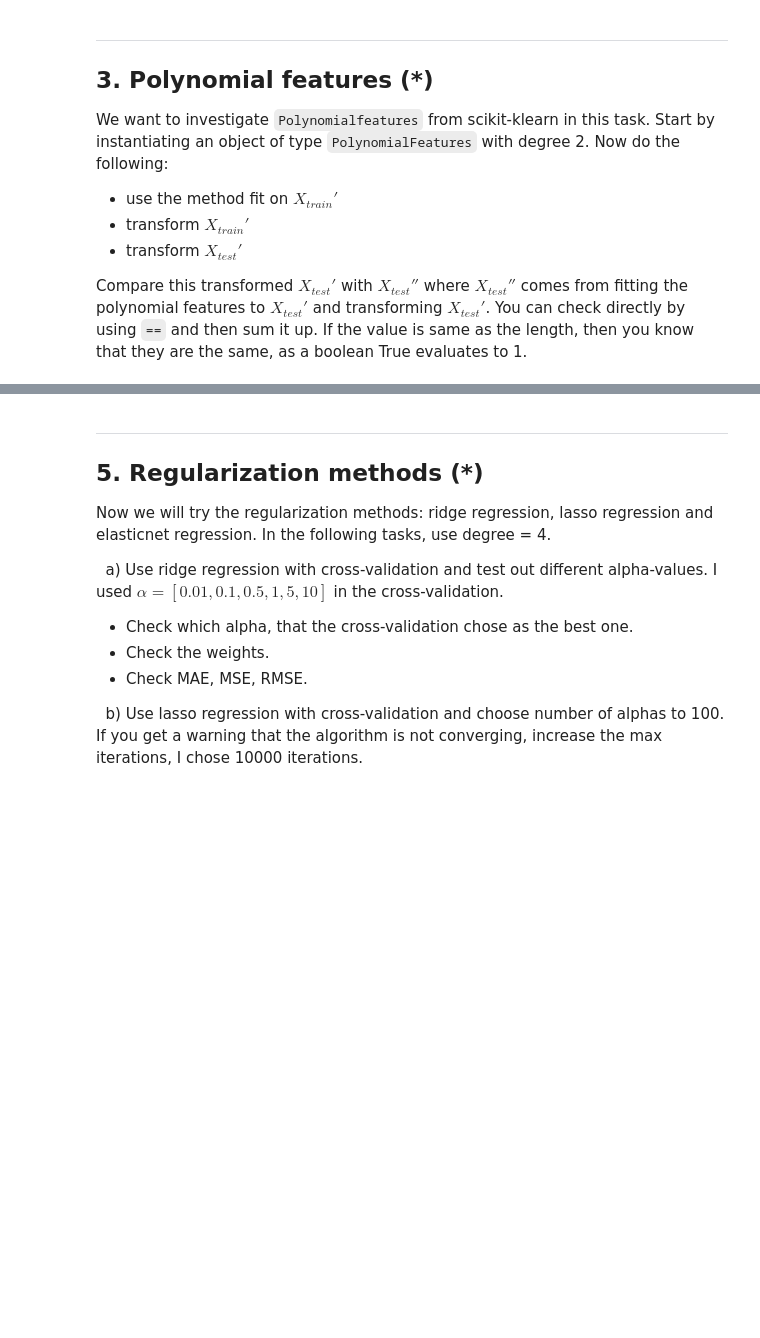
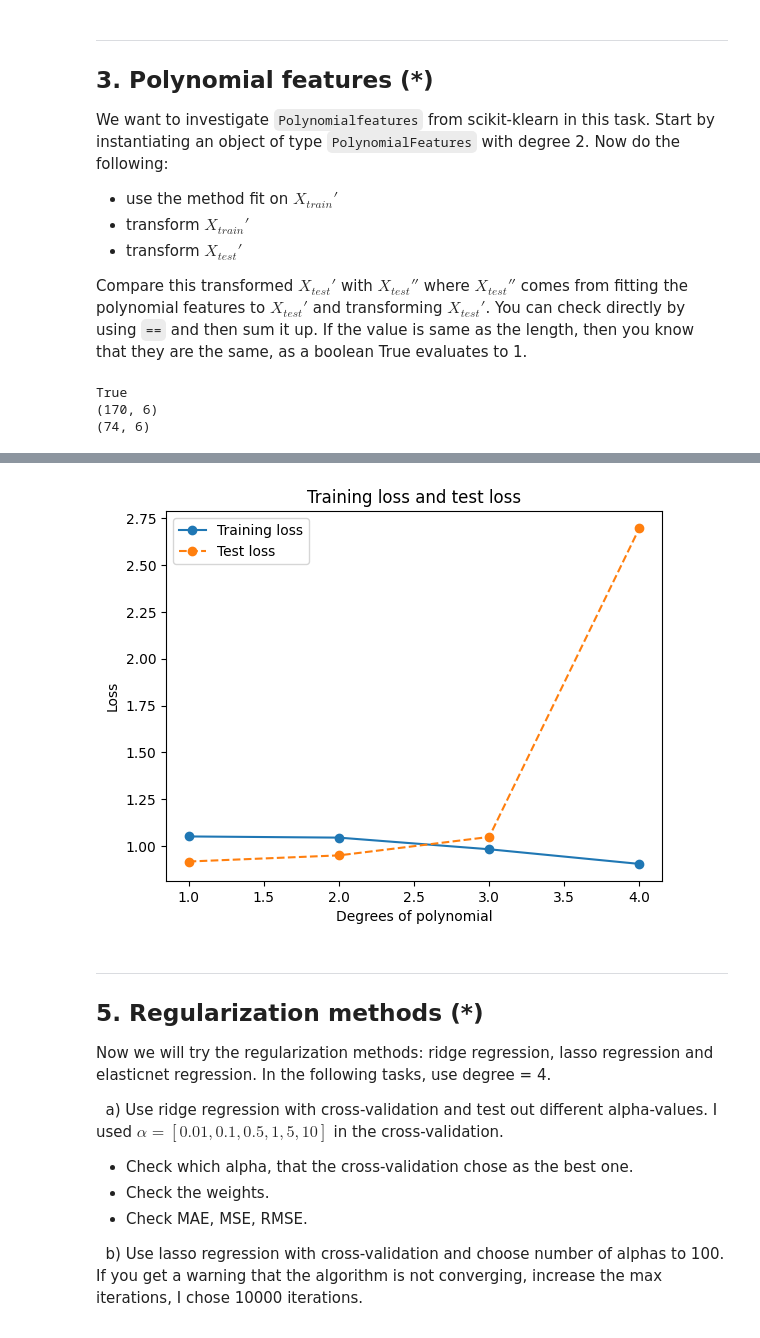
Before and after one commit to m0hsen-m0hseni/Machine-Learning-Mohsen-Mohseni, a Jupyter notebook: Exercises/E04_Regularization.ipynb, the cells around one changed output, grey strips where cells are left out. Drawn from its saved outputs; the diff is of its cells as text; code cells hidden in the pictures; blank space fills up the shorter version.

````diff
--- a/Exercises/E04_Regularization.ipynb
+++ b/Exercises/E04_Regularization.ipynb
@@ -205,6 +283,26 @@
 - transform $X_{test}'$
 
 Compare this transformed $X_{test}'$ with $X_{test}''$ where $X_{test}''$ comes from fitting the polynomial features to $X_{test}'$ and transforming $X_{test}'$. You can check directly by using ```==``` and then sum it up. If the value is same as the length, then you know that they are the same, as a boolean True evaluates to 1.
+# %%
+from sklearn.preprocessing import PolynomialFeatures
+
+poly = PolynomialFeatures(degree=2)
+
+poly.fit(Scaled_X_train)
+
+X_train_poly = poly.transform(Scaled_X_train)
+X_test_poly = poly.transform(Scaled_X_test)
+
+poly_test = PolynomialFeatures(degree=2)
+X_test_poly_wrong = poly_test.fit_transform(Scaled_X_test)
+
+print((X_test_poly == X_test_poly_wrong).all())
+print(X_train_poly.shape)
+print(X_test_poly.shape)
+# %% [output]
+True
+(170, 6)
+(74, 6)
 # %% [markdown]
 ---
 ## 4. Polynomial regression  (*)
@@ -224,6 +322,48 @@ Now plot the results in the same figure. Do you notice anything special?
 <img src="../data/E3_overfitting.png" height="300"/>
 
 </details>
+# %%
+from sklearn.preprocessing import PolynomialFeatures
+from sklearn.linear_model import LinearRegression
+from sklearn.metrics import mean_squared_error
+import numpy as np
+import matplotlib.pyplot as plt
+
+train_loss = []
+test_loss = []
+
+for degree in range(1,5):
+    poly = PolynomialFeatures(degree=degree)
+
+    X_train_poly = poly.fit_transform(Scaled_X_train)
+    X_test_poly = poly.transform(Scaled_X_test)
+
+    model = LinearRegression()
+
+    model.fit(X_train_poly, y_train)
+
+    y_train_pred = model.predict(X_train_poly)
+    y_test_pred = model.predict(X_test_poly)
+
+    train_rmse = np.sqrt(mean_squared_error(y_train, y_train_pred))
+    test_rmse = np.sqrt(mean_squared_error(y_test, y_test_pred))
+
+    train_loss.append(train_rmse)
+    test_loss.append(test_rmse)
+
+degrees = range(1,5)
+
+plt.plot(degrees, train_loss, marker="o", label="Training loss")
+plt.plot(degrees, test_loss, marker="o", linestyle="--", label="Test loss")
+
+plt.xlabel("Degrees of polynomial")
+plt.ylabel("Loss")
+plt.title("Training loss and test loss")
+
+plt.legend()
+plt.show()
+# %% [output]
+[figure, added]
 # %% [markdown]
 ---
 ## 5. Regularization methods (*)
````
Also changed, not shown: parts of 7 cells of this notebook.
